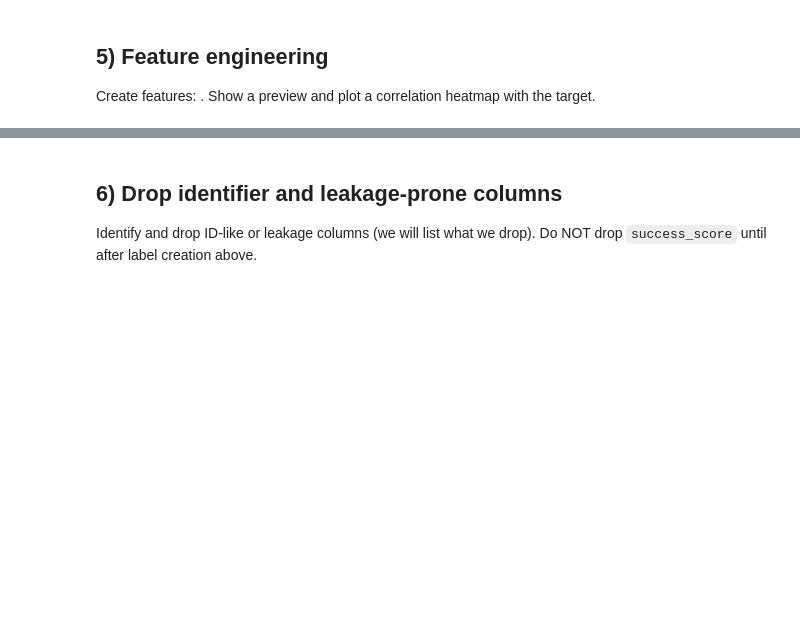
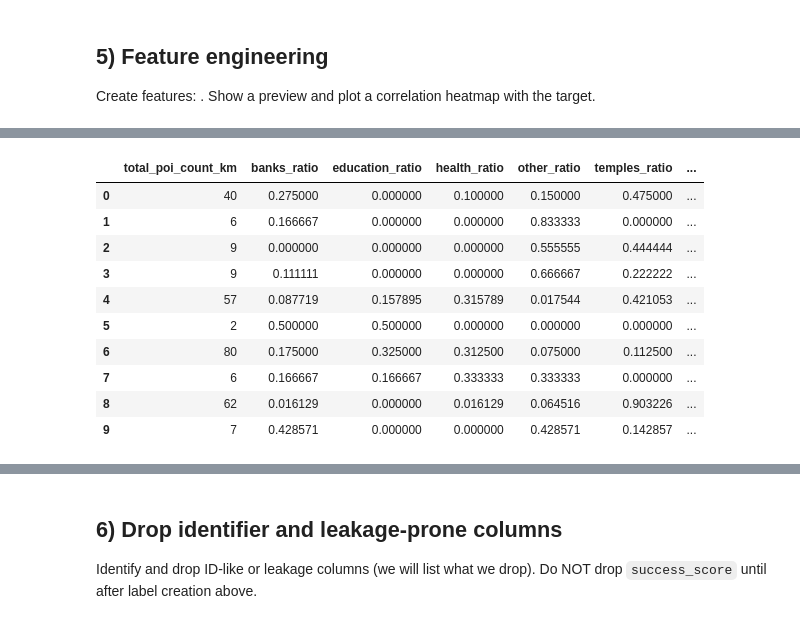
Before and after one commit to Subekshyeah/SiteX, a Jupyter notebook: backend/notebooks/train_xgb.ipynb, the cells around one changed output, grey strips where cells are left out. Drawn from its saved outputs; the diff is of its cells as text; code cells hidden in the pictures; blank space fills up the shorter version.

```diff
--- a/backend/notebooks/train_xgb.ipynb
+++ b/backend/notebooks/train_xgb.ipynb
@@ -176,8 +318,6 @@ if not plotted:
 Create features: . Show a preview and plot a correlation heatmap with the target.
 # %%
 # Feature engineering — create meaningful ratio and aggregation features
-# from available POI columns in master_cafes_minimal.csv
-
 eng = pd.DataFrame(index=df.index)
 
 print('Creating engineered features from POI count and weight columns...\n')
@@ -186,57 +326,38 @@ print('=' * 70)
 # Small epsilon to prevent division by zero
 EPSILON = 1e-6
 
+# Build dynamic POI column lists based on detected radius
+count_cols = [poi_col(cat, 'count') for cat in BASE_POI_CATEGORIES if poi_col(cat, 'count') in df.columns]
+weight_cols = [poi_col(cat, 'weight') for cat in BASE_POI_CATEGORIES if poi_col(cat, 'weight') in df.columns]
+
+if not count_cols:
+    raise KeyError('No POI count columns found for feature engineering. Check CSV header and POI radius detection.')
+
 # ============================================================================
-# 1. Total POI Count (within 1km radius)
+# 1. Total POI Count (within detected radius)
 # ============================================================================
-# Sum all POI counts across all categories to measure overall location activity
-eng['total_poi_count_1km'] = (
-    df['banks_count_1km'].fillna(0) +
-    df['education_count_1km'].fillna(0) +
-    df['health_count_1km'].fillna(0) +
-    df['temples_count_1km'].fillna(0) +
-    df['other_count_1km'].fillna(0)
-)
-print('✓ total_poi_count_1km: Sum of all POI counts (banks + education + health + temples + other)')
+eng['total_poi_count_km'] = df[count_cols].fillna(0).sum(axis=1)
+print('✓ total_poi_count_km: Sum of all POI counts for detected radius')
 
 # ============================================================================
 # 2. Category Ratios (proportion of each POI type)
 # ============================================================================
-# These ratios capture the neighborhood composition:
-# - High bank_ratio → Commercial/business district
-# - High education_ratio → Academic/student area
-# - High temple_ratio → Religious/cultural zone
-# - High health_ratio → Medical district
-
-# Bank ratio: Proportion of banks among all POIs
-eng['bank_ratio'] = df['banks_count_1km'].fillna(0) / (eng['total_poi_count_1km'] + EPSILON)
-print('✓ bank_ratio: banks_count_1km / total_poi_count_1km (commercial district indicator)')
-
-# Education ratio: Proportion of educational institutions
-eng['education_ratio'] = df['education_count_1km'].fillna(0) / (eng['total_poi_count_1km'] + EPSILON)
-print('✓ education_ratio: education_count_1km / total_poi_count_1km (academic area indicator)')
-
-# Temple ratio: Proportion of religious sites
-eng['temple_ratio'] = df['temples_count_1km'].fillna(0) / (eng['total_poi_count_1km'] + EPSILON)
-print('✓ temple_ratio: temples_count_1km / total_poi_count_1km (religious/cultural indicator)')
-
-# Health ratio: Proportion of healthcare facilities
-eng['health_ratio'] = df['health_count_1km'].fillna(0) / (eng['total_poi_count_1km'] + EPSILON)
-print('✓ health_ratio: health_count_1km / total_poi_count_1km (medical district indicator)')
+for cat in BASE_POI_CATEGORIES:
+    col = poi_col(cat, 'count')
+    if col in df.columns:
+        ratio_col = f'{cat}_ratio'
+        eng[ratio_col] = df[col].fillna(0) / (eng['total_poi_count_km'] + EPSILON)
+        print(f'✓ {ratio_col}: {col} / total_poi_count_km')
 
 # ============================================================================
 # 3. Weighted POI Strength (quality-adjusted total POI influence)
 # ============================================================================
-# Sum of all weight scores captures both quantity AND quality of POIs
-# Higher weights indicate more important/valuable POIs (hospitals > random shops)
-eng['weighted_POI_strength'] = (
-    df['banks_weight_1km'].fillna(0) +
-    df['education_weight_1km'].fillna(0) +
-    df['health_weight_1km'].fillna(0) +
-    df['temples_weight_1km'].fillna(0) +
-    df['other_weight_1km'].fillna(0)
-)
-print('✓ weighted_POI_strength: Sum of all POI weights (quality-adjusted activity level)')
+if weight_cols:
+    eng['weighted_POI_strength'] = df[weight_cols].fillna(0).sum(axis=1)
+    print('✓ weighted_POI_strength: Sum of all POI weights (quality-adjusted activity level)')
+else:
+    eng['weighted_POI_strength'] = 0.0
+    print('✓ weighted_POI_strength: No weight columns found; defaulting to 0.0')
 
 print('=' * 70)
 print(f'\nSuccessfully engineered {len(eng.columns)} new features!\n')
@@ -245,6 +366,9 @@ print(f'\nSuccessfully engineered {len(eng.columns)} new features!\n')
 # Merge engineered features with original dataset
 # ============================================================================
 df_merged = pd.concat([df.reset_index(drop=True), eng.reset_index(drop=True)], axis=1)
+
+# Expose engineered feature list for later cells
+ENGINEERED_FEATURES = eng.columns.tolist()
 
 # ============================================================================
 # Display: Preview of engineered features
@@ -273,3 +397,4 @@ for col in eng.columns:
     mean_val = eng[col].mean()
     print(f'{col:30s}: min={min_val:10.4f}, max={max_val:10.4f}, mean={mean_val:10.4f}')
 print('=' * 70)
+# %% [output]
@@ -275,0 +417,11 @@ print('=' * 70)
+|  | total_poi_count_km | banks_ratio | education_ratio | health_ratio | other_ratio | temples_ratio | ... |
+| 0 | 40 | 0.275000 | 0.000000 | 0.100000 | 0.150000 | 0.475000 | ... |
+| 1 | 6 | 0.166667 | 0.000000 | 0.000000 | 0.833333 | 0.000000 | ... |
+| 2 | 9 | 0.000000 | 0.000000 | 0.000000 | 0.555555 | 0.444444 | ... |
+| 3 | 9 | 0.111111 | 0.000000 | 0.000000 | 0.666667 | 0.222222 | ... |
+| 4 | 57 | 0.087719 | 0.157895 | 0.315789 | 0.017544 | 0.421053 | ... |
+| 5 | 2 | 0.500000 | 0.500000 | 0.000000 | 0.000000 | 0.000000 | ... |
+| 6 | 80 | 0.175000 | 0.325000 | 0.312500 | 0.075000 | 0.112500 | ... |
+| 7 | 6 | 0.166667 | 0.166667 | 0.333333 | 0.333333 | 0.000000 | ... |
+| 8 | 62 | 0.016129 | 0.000000 | 0.016129 | 0.064516 | 0.903226 | ... |
+| 9 | 7 | 0.428571 | 0.000000 | 0.000000 | 0.428571 | 0.142857 | ... |
```
Also changed, not shown: parts of 21 cells of this notebook, 3 other files.
